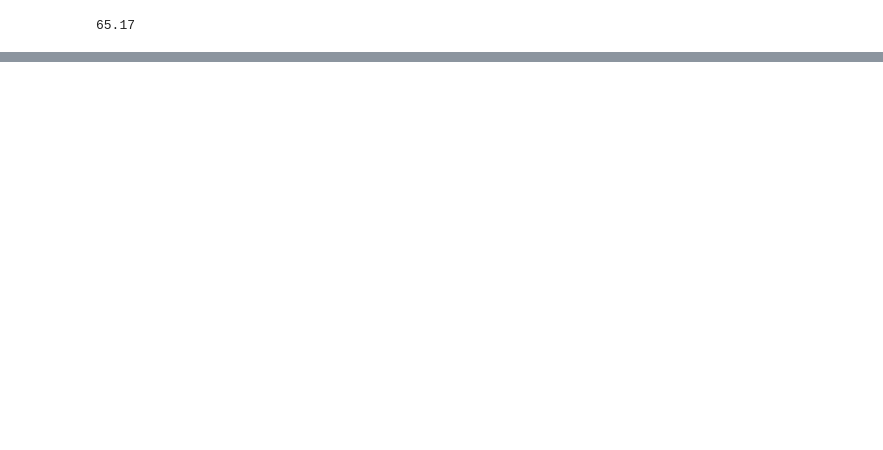
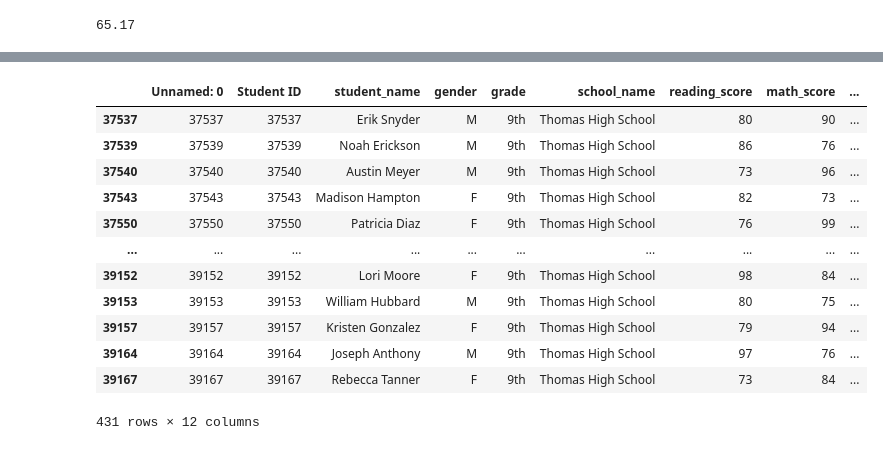
Before and after one commit to mccoycory/School_District_Analysis, a Jupyter notebook: PyCitySchoolRevB.ipynb, the cells around one changed output, grey strips where cells are left out. Saved outputs shown, nothing was run; the diff lists cells and outputs as text; code cells hidden in the pictures; blank space fills up the shorter version.

```diff
--- a/PyCitySchoolRevB.ipynb
+++ b/PyCitySchoolRevB.ipynb
@@ -145,0 +326,18 @@ district_summary_df
+# %%
+Thomas_High_Math_Passing = school_data_complete_df.loc[(school_data_complete_df["school_name"] == "Thomas High School")& (school_data_complete_df["grade"] =="9th")& (school_data_complete_df["math_score"]>= 70)]
+
+Thomas_High_Math_Passing
+# %% [output]
+|  | Unnamed: 0 | Student ID | student_name | gender | grade | school_name | reading_score | math_score | ... |
+| 37537 | 37537 | 37537 | Erik Snyder | M | 9th | Thomas High School | 80 | 90 | ... |
+| 37539 | 37539 | 37539 | Noah Erickson | M | 9th | Thomas High School | 86 | 76 | ... |
+| 37540 | 37540 | 37540 | Austin Meyer | M | 9th | Thomas High School | 73 | 96 | ... |
+| 37543 | 37543 | 37543 | Madison Hampton | F | 9th | Thomas High School | 82 | 73 | ... |
+| 37550 | 37550 | 37550 | Patricia Diaz | F | 9th | Thomas High School | 76 | 99 | ... |
+| ... | ... | ... | ... | ... | ... | ... | ... | ... | ... |
+| 39152 | 39152 | 39152 | Lori Moore | F | 9th | Thomas High School | 98 | 84 | ... |
+| 39153 | 39153 | 39153 | William Hubbard | M | 9th | Thomas High School | 80 | 75 | ... |
+| 39157 | 39157 | 39157 | Kristen Gonzalez | F | 9th | Thomas High School | 79 | 94 | ... |
+| 39164 | 39164 | 39164 | Joseph Anthony | M | 9th | Thomas High School | 97 | 76 | ... |
+| 39167 | 39167 | 39167 | Rebecca Tanner | F | 9th | Thomas High School | 73 | 84 | ... |
+431 rows × 12 columns
```
Also changed, not shown: parts of 29 cells of this notebook, 10 other files.
